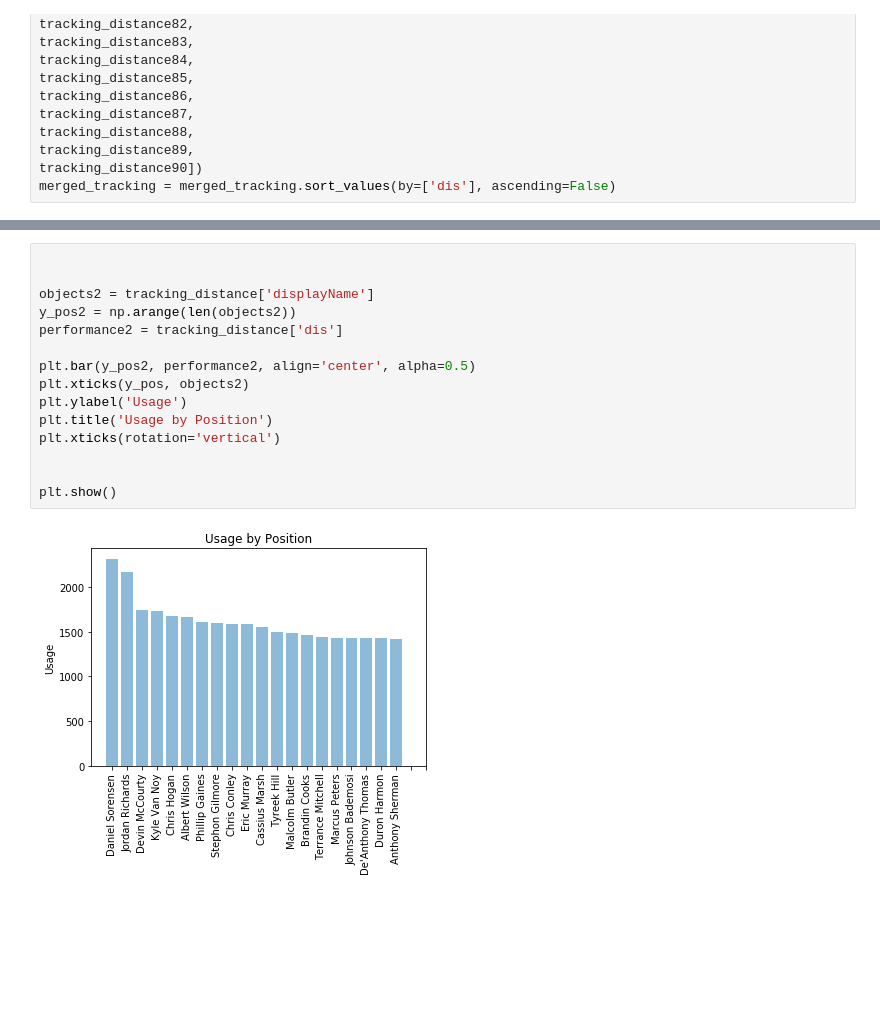
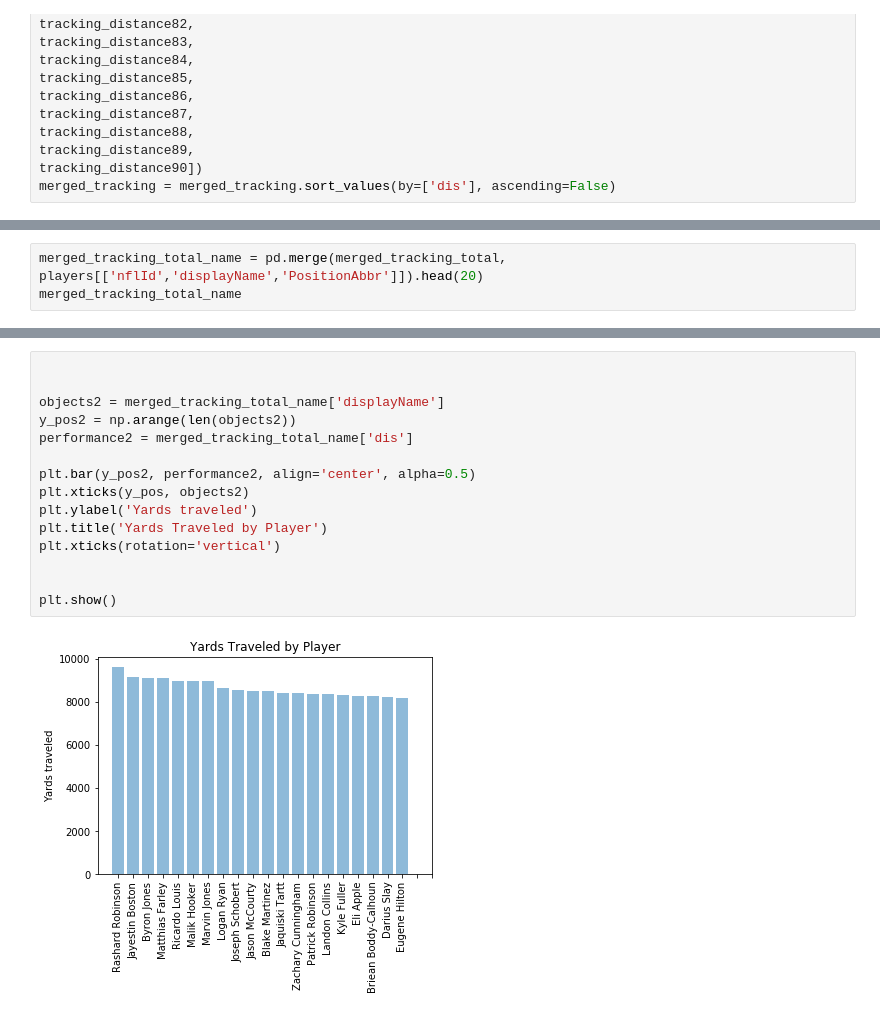
Before and after one commit to donw385/Big-Data-Bowl, a Jupyter notebook: Don_Wang_NFL_Data_Analysis.ipynb, the cells around one changed output, grey strips where cells are left out. Saved outputs shown, nothing was run; the diff lists cells and outputs as text; blank space fills up the shorter version.

```diff
--- a/Don_Wang_NFL_Data_Analysis.ipynb
+++ b/Don_Wang_NFL_Data_Analysis.ipynb
@@ -1289,0 +1290,3 @@ merged_tracking_total
+# %%
+merged_tracking_total_name = pd.merge(merged_tracking_total, players[['nflId','displayName','PositionAbbr']]).head(20)
+merged_tracking_total_name
@@ -1290,17 +1341,17 @@ merged_tracking_total
 # %%
 
 
-objects2 = tracking_distance['displayName']
+objects2 = merged_tracking_total_name['displayName']
 y_pos2 = np.arange(len(objects2))
-performance2 = tracking_distance['dis']
+performance2 = merged_tracking_total_name['dis']
 
 plt.bar(y_pos2, performance2, align='center', alpha=0.5)
 plt.xticks(y_pos, objects2)
-plt.ylabel('Usage')
-plt.title('Usage by Position')
+plt.ylabel('Yards traveled')
+plt.title('Yards Traveled by Player')
 plt.xticks(rotation='vertical')
 
 
 plt.show()
 # %% [output]
-[figure, old version]
+[figure, new version]
```
Also changed, not shown: parts of 6 cells of this notebook.
